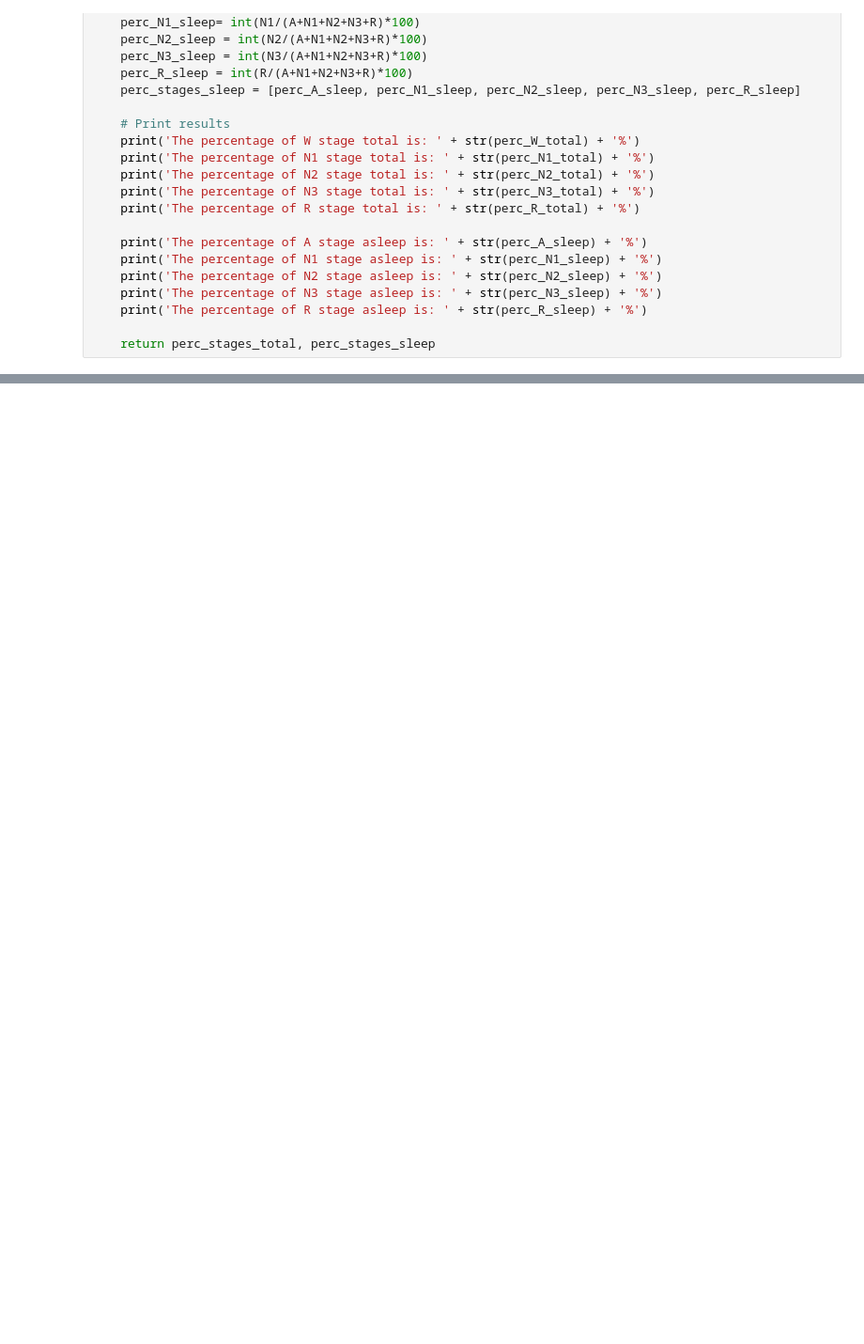
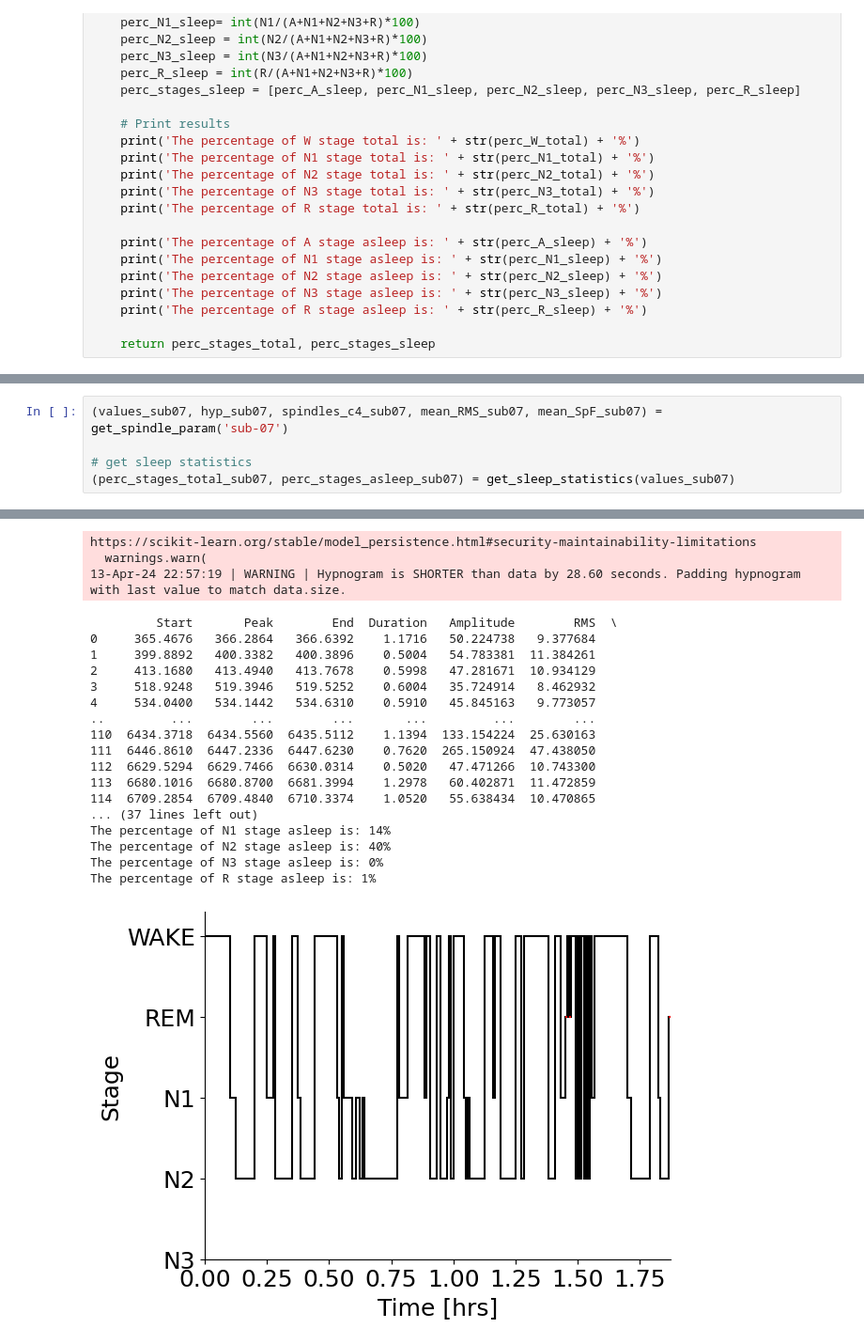
Before and after one commit to sianna338/scripts_oscillatory_coupling_analysis, a Jupyter notebook: spindle_ppTMS_yasa_all_subs.ipynb, the cells around one changed output, grey strips where cells are left out. Shown at 94% size. Saved outputs shown, nothing was run; the diff lists cells and outputs as text; blank space fills up the shorter version.

```diff
--- a/spindle_ppTMS_yasa_all_subs.ipynb
+++ b/spindle_ppTMS_yasa_all_subs.ipynb
@@ -200,0 +302,6 @@ The percentage of R stage asleep is: 0%
+# %%
+(values_sub07, hyp_sub07, spindles_c4_sub07, mean_RMS_sub07, mean_SpF_sub07) = get_spindle_param('sub-07')
+
+# get sleep statistics
+(perc_stages_total_sub07, perc_stages_asleep_sub07) = get_sleep_statistics(values_sub07)
+# %% [output]
@@ -200,0 +327,21 @@ The percentage of R stage asleep is: 0%
+https://scikit-learn.org/stable/model_persistence.html#security-maintainability-limitations
+  warnings.warn(
+13-Apr-24 22:57:19 | WARNING | Hypnogram is SHORTER than data by 28.60 seconds. Padding hypnogram with last value to match data.size.
+         Start       Peak        End  Duration   Amplitude        RMS  \
+0     365.4676   366.2864   366.6392    1.1716   50.224738   9.377684
+1     399.8892   400.3382   400.3896    0.5004   54.783381  11.384261
+2     413.1680   413.4940   413.7678    0.5998   47.281671  10.934129
+3     518.9248   519.3946   519.5252    0.6004   35.724914   8.462932
+4     534.0400   534.1442   534.6310    0.5910   45.845163   9.773057
+..         ...        ...        ...       ...         ...        ...
+110  6434.3718  6434.5560  6435.5112    1.1394  133.154224  25.630163
+111  6446.8610  6447.2336  6447.6230    0.7620  265.150924  47.438050
+112  6629.5294  6629.7466  6630.0314    0.5020   47.471266  10.743300
+113  6680.1016  6680.8700  6681.3994    1.2978   60.402871  11.472859
+114  6709.2854  6709.4840  6710.3374    1.0520   55.638434  10.470865
+... (37 lines left out)
+The percentage of N1 stage asleep is: 14%
+The percentage of N2 stage asleep is: 40%
+The percentage of N3 stage asleep is: 0%
+The percentage of R stage asleep is: 1%
+[figure, added]
```
Also changed, not shown: parts of 6 cells of this notebook, 2 other files.
